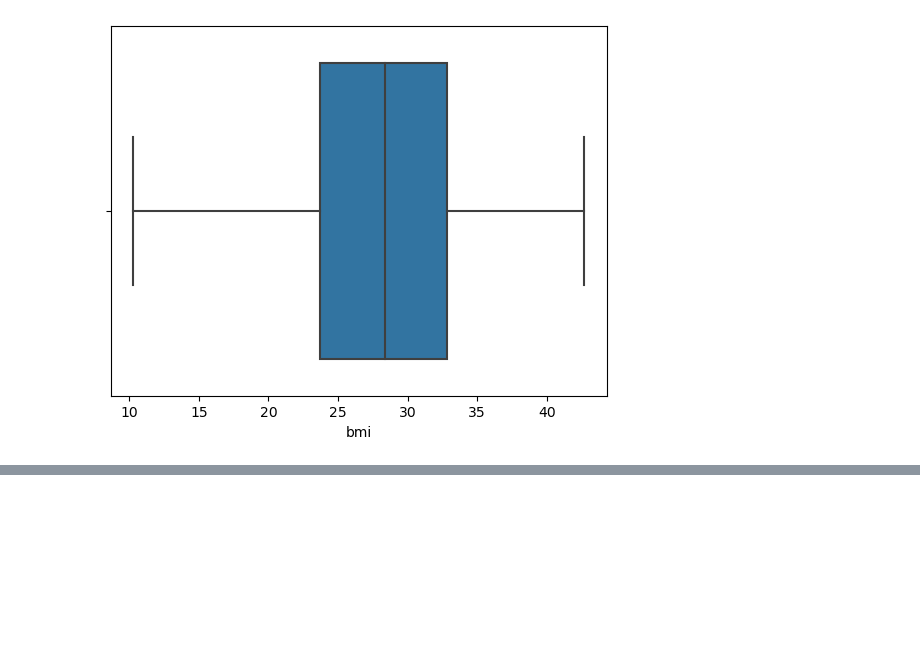
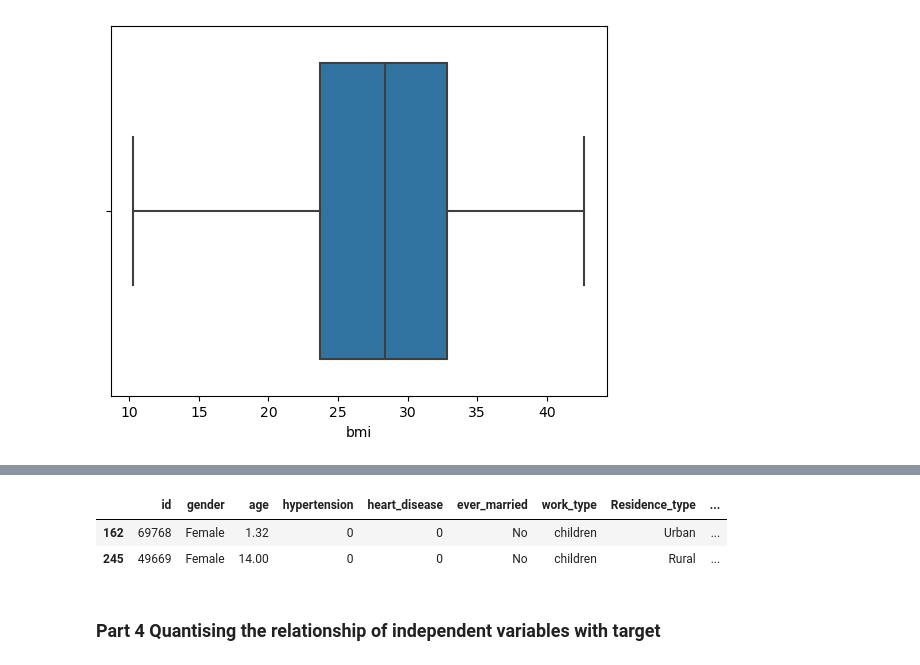
Before and after one commit to poojamahajan0712/Data-Science-Portfolio, a Jupyter notebook: Data Analysis and visualisation/StrokeDataset/StrokeDataAnalysis.ipynb, the cells around one changed output, grey strips where cells are left out. Cells and saved outputs as stored; diff of their text form; code cells hidden in the pictures; blank space fills up the shorter version.

Commit message:
data analysis

```diff
--- a/Data Analysis and visualisation/StrokeDataset/StrokeDataAnalysis.ipynb
+++ b/Data Analysis and visualisation/StrokeDataset/StrokeDataAnalysis.ipynb
@@ -512,0 +461,9 @@ stroke_data['avg_glucose_level'].hist()
+# %%
+## these two points also seem like outlier, as age is 1.32 which is very low
+stroke_data[(stroke_data['age']<20) & (stroke_data['stroke']==1)]
+# %% [output]
+|  | id | gender | age | hypertension | heart_disease | ever_married | work_type | Residence_type | ... |
+| 162 | 69768 | Female | 1.32 | 0 | 0 | No | children | Urban | ... |
+| 245 | 49669 | Female | 14.00 | 0 | 0 | No | children | Rural | ... |
+# %% [markdown]
+### Part 4 Quantising the relationship of independent variables with target
```
Also changed, not shown: parts of 34 cells of this notebook, 1 other file.
